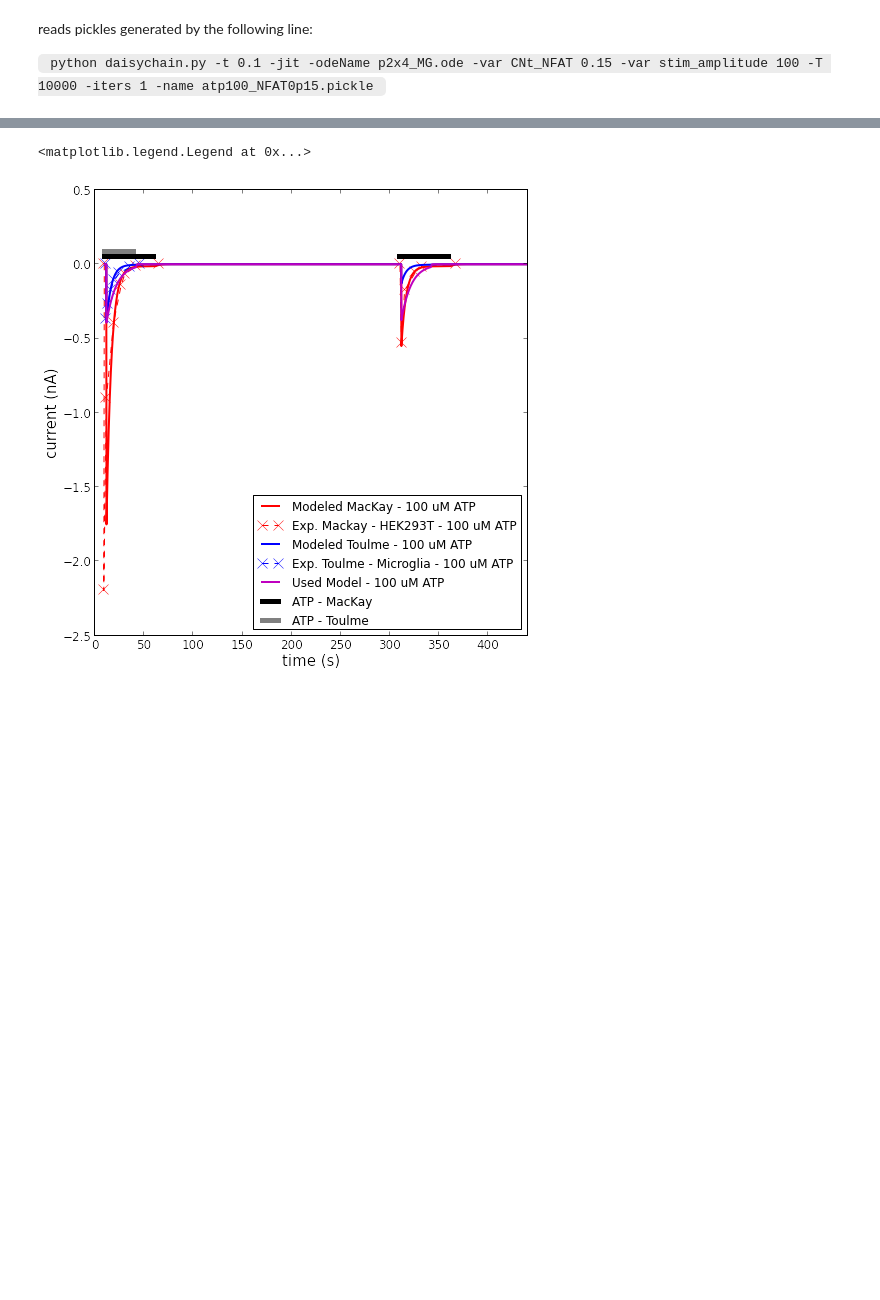
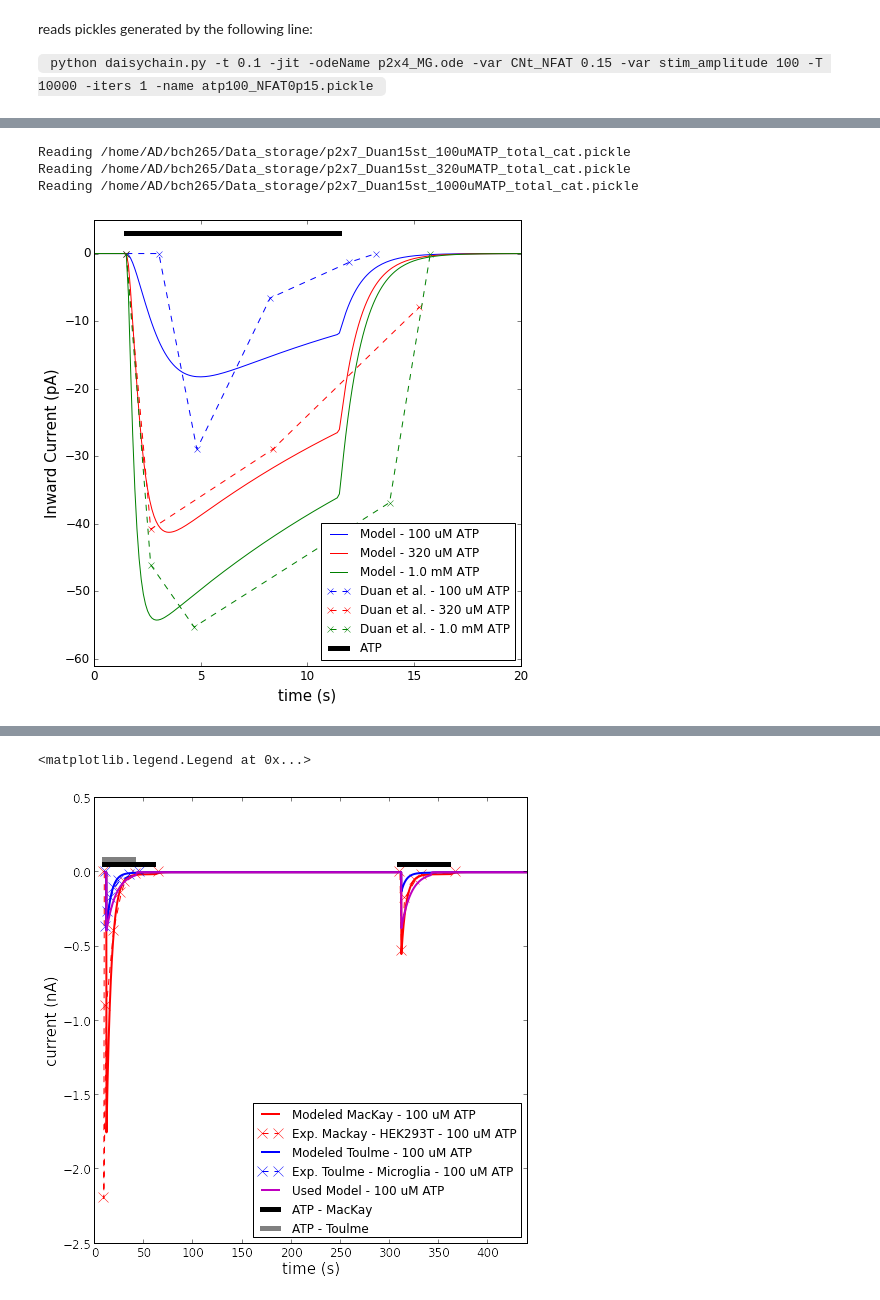
Before and after one commit to huskeypm/microglia, a Jupyter notebook: gotran/daisy-ptx_fitting.ipynb, the cells around one changed output, grey strips where cells are left out. Cells and saved outputs as stored; diff of their text form; code cells hidden in the pictures; blank space fills up the shorter version.

```diff
--- a/gotran/daisy-ptx_fitting.ipynb
+++ b/gotran/daisy-ptx_fitting.ipynb
@@ -47,0 +134,45 @@ Reading /home/AD/bch265/Data_storage/p2x4_Toulme30st_100uMATP_total_new_cat.pick
+# %%
+#stateLabel1 = "I_ptxf"
+#subData0 = ao.GetData(data0,stateLabel1)
+data2a = ao.readPickle("/home/AD/bch265/Data_storage/p2x7_Duan15st_100uMATP_total_cat.pickle")
+data3a = ao.readPickle("/home/AD/bch265/Data_storage/p2x7_Duan15st_320uMATP_total_cat.pickle")
+data4a = ao.readPickle("/home/AD/bch265/Data_storage/p2x7_Duan15st_1000uMATP_total_cat.pickle")
+
+stateLabel2 = "I_s"
+subData1a = ao.GetData(data2a,stateLabel2)
+subData2a = ao.GetData(data3a,stateLabel2)
+subData3a = ao.GetData(data4a,stateLabel2)
+#0.1
+t1=np.array([0, 1.52866242, 3.312101911, 6.751592357, 10.44585987,11.71974522])
+y1=np.array([0,0,-28.94736842,-6.578947368,-1.315789474,0])
+
+#0.3
+t2=np.array([0,1.146496815,6.878980892,13.75796178])
+y2=np.array([0,-40.78947368,-28.94736842,-7.894736842])
+
+#1
+t3=np.array([0,1.146496815,3.184713376,12.3566879,14.26751592])
+y3=np.array([0,-46.05263158,-55.26315789,-36.84210526,0])
+
+plt.figure(figsize=(7,7),dpi=100)
+plt.tick_params(labelsize=12)
+plt.plot(subData1a.t,subData1a.valsIdx*(10**9),'b-',label="Model - 100 uM ATP")
+plt.plot(subData2a.t,subData2a.valsIdx*(10**9),'r-',label="Model - 320 uM ATP")
+plt.plot(subData3a.t,subData3a.valsIdx*(10**9),'g-',label="Model - 1.0 mM ATP")
+plt.plot(t1+1.5,y1,'b--x',label="Duan et al. - 100 uM ATP")
+plt.plot(t2+1.5,y2,'r--x',label="Duan et al. - 320 uM ATP")
+plt.plot(t3+1.5,y3,'g--x',label="Duan et al. - 1.0 mM ATP")
+plt.plot([1.5,10+1.5],[3,3],'black',lw=5,label="ATP")
+plt.xlabel("time (s)",fontsize=15)
+plt.ylabel("Inward Current (pA)",fontsize=15)
+plt.ylim(-61,5)
+plt.xlim(0,20)
+plt.legend(loc=0,fontsize=12)
+plt.tight_layout()
+
+#plt.savefig("/home/AD/bch265/Dropbox/Postdoctoral2017-/Modeling-Codes/repo/bens-paper/microglia04092018/p2x7valid.png")
+# %% [output]
+Reading /home/AD/bch265/Data_storage/p2x7_Duan15st_100uMATP_total_cat.pickle
+Reading /home/AD/bch265/Data_storage/p2x7_Duan15st_320uMATP_total_cat.pickle
+Reading /home/AD/bch265/Data_storage/p2x7_Duan15st_1000uMATP_total_cat.pickle
+[figure, added]
```
Also changed, not shown: parts of 7 cells of this notebook, 8 other files.
